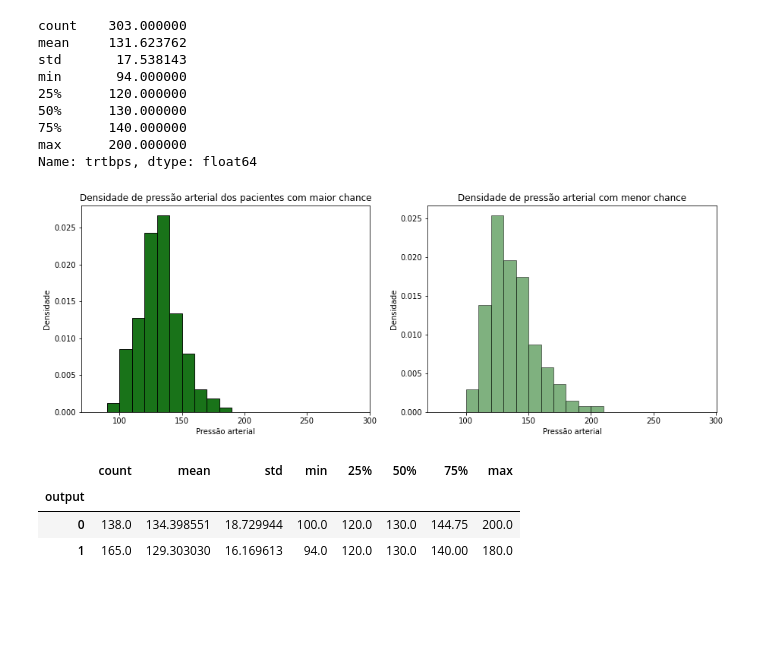
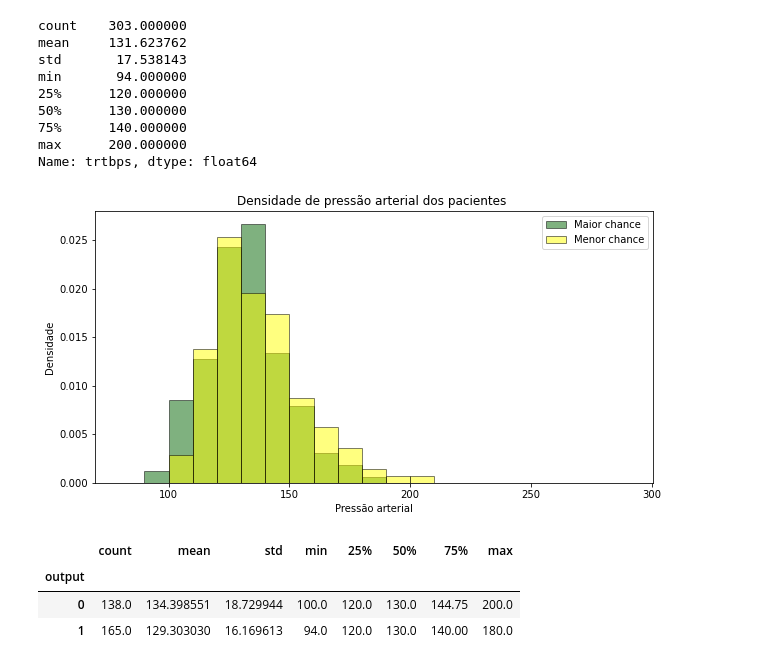
Before and after one commit to duddatorres/PROJETO-2, a Jupyter notebook: Projeto 2.ipynb, the cells around one changed output. Cells and saved outputs as stored; diff of their text form; code cells hidden in the pictures; blank space fills up the shorter version.

```diff
--- a/Projeto 2.ipynb
+++ b/Projeto 2.ipynb
@@ -199,26 +198,22 @@ Name: trtbps, dtype: float64
 # %%
 pressao_maior=maior_chance['trtbps']
 pressao_menor=menor_chance['trtbps']
 
-plt.figure(figsize=(15, 5))
+plt.figure(figsize=(10, 5))
 
 faixa_pressao = np.arange(80,300,10)
 
-plt.subplot(121)
-plt.hist(pressao_maior, bins=faixa_pressao, edgecolor='black', color='darkgreen', density=True,alpha=0.9)
-plt.title('Densidade de pressão arterial dos pacientes com maior chance')
+plt.subplot(111)
+plt.hist(pressao_maior, bins=faixa_pressao, edgecolor='black', color='darkgreen', density=True,alpha=0.5, label='Maior chance')
+plt.hist(pressao_menor, bins=faixa_pressao, edgecolor='black', color='yellow', density=True,alpha=0.5, label='Menor chance')
+plt.title('Densidade de pressão arterial dos pacientes ')
 plt.ylabel('Densidade')
 plt.xlabel('Pressão arterial')
-
-plt.subplot(122)
-plt.hist(pressao_menor, bins=faixa_pressao, edgecolor='black', color='darkgreen', density=True,alpha=0.5)
-plt.title('Densidade de pressão arterial com menor chance')
-plt.ylabel('Densidade')
-plt.xlabel('Pressão arterial')
+plt.legend()
 
 plt.show()
 # %% [output]
-[figure, old version]
+[figure, new version]
 # %%
 dados.groupby('output').trtbps.describe()
 # %% [output]
```
Also changed, not shown: parts of 24 cells of this notebook.
